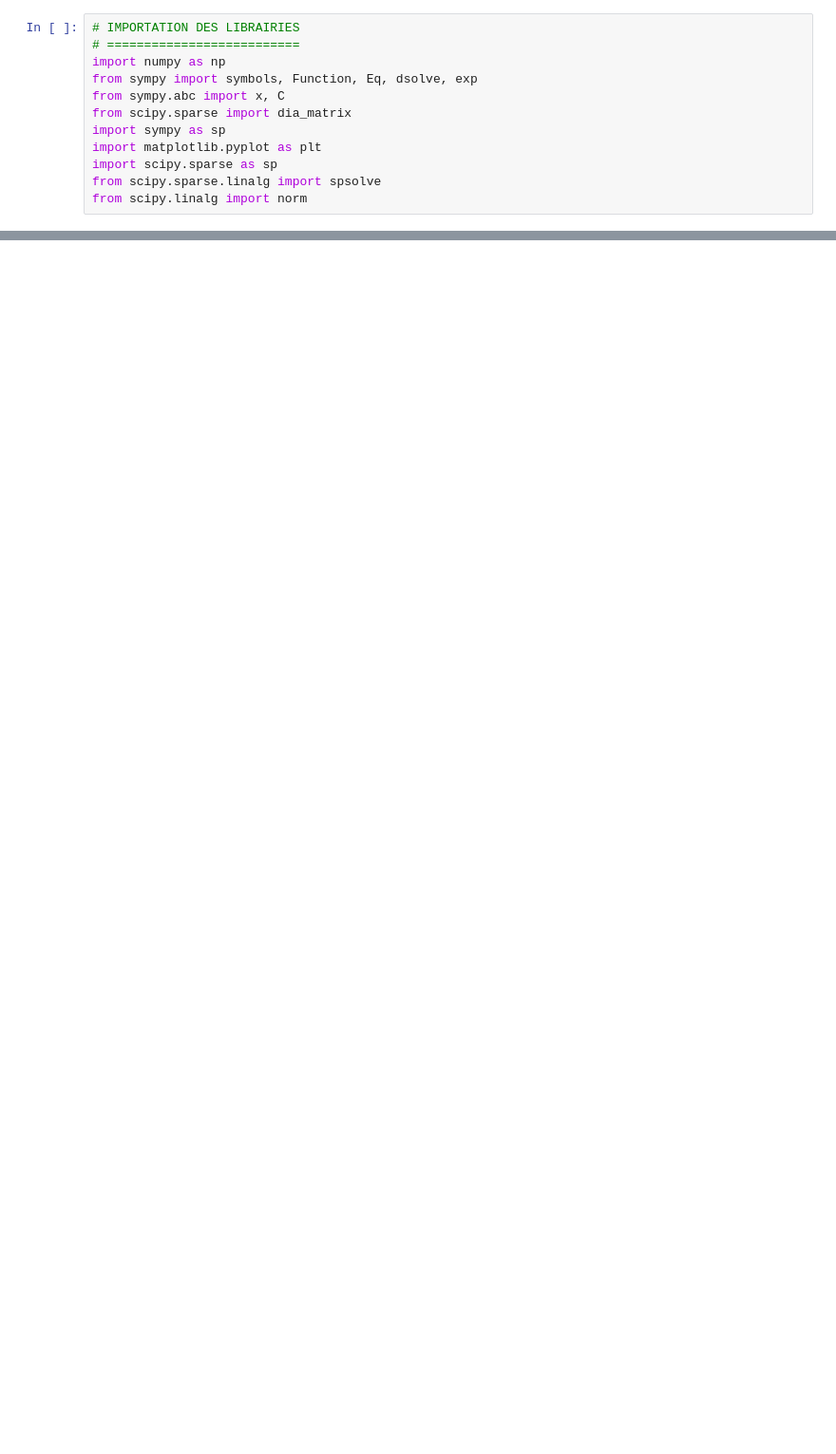
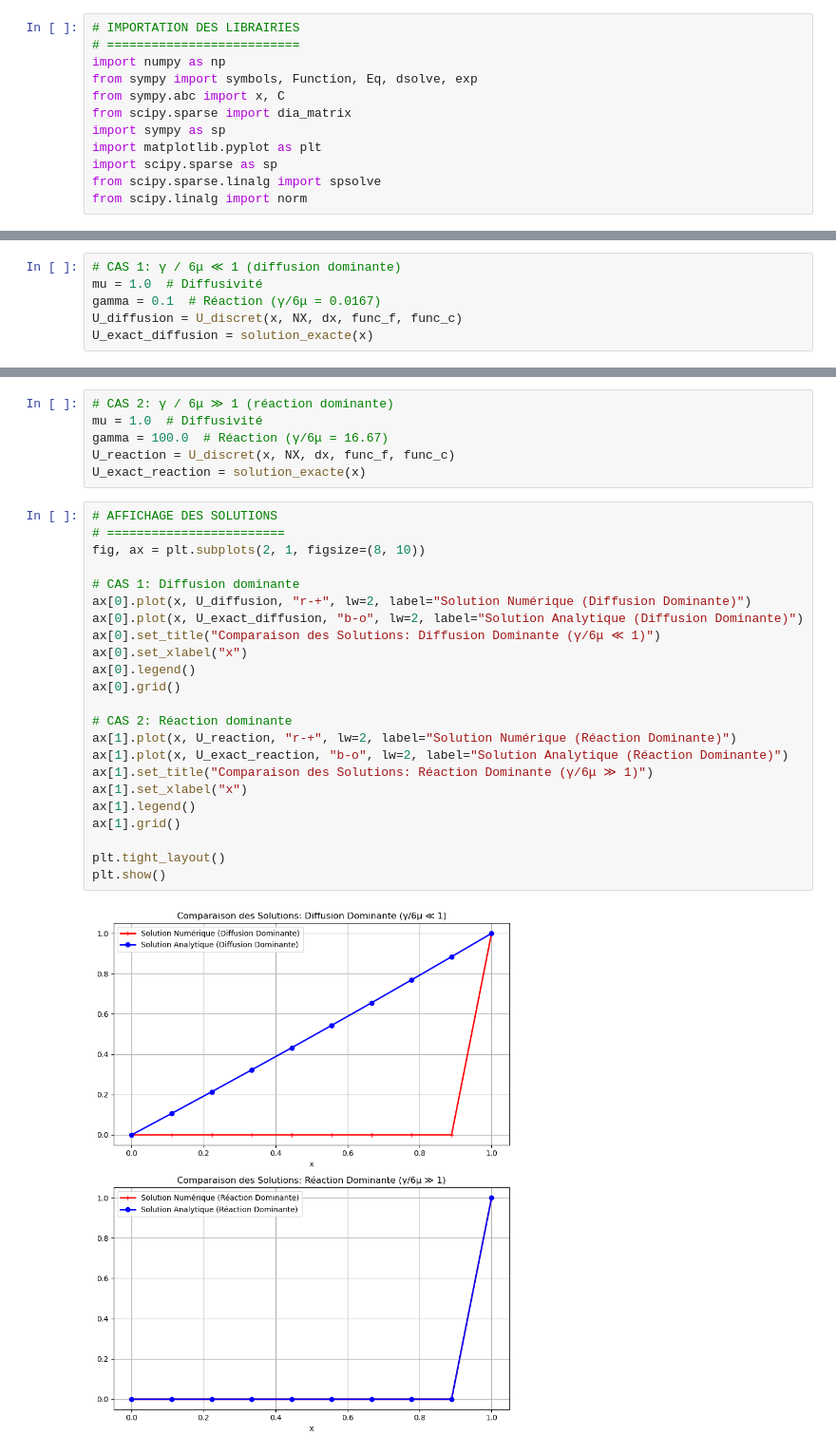
Before and after one commit to Ousoka/Application1_Analyse_Numerique, a Jupyter notebook: Application1.ipynb, the cells around one changed output, grey strips where cells are left out. Shown: that part at 95% size. Cells and saved outputs as stored; diff of their text form; blank space fills up the shorter version.

```diff
--- a/Application1.ipynb
+++ b/Application1.ipynb
@@ -429,0 +466,6 @@ $$
+# %%
+# CAS 1: γ / 6μ ≪ 1 (diffusion dominante)
+mu = 1.0  # Diffusivité
+gamma = 0.1  # Réaction (γ/6μ = 0.0167)
+U_diffusion = U_discret(x, NX, dx, func_f, func_c)
+U_exact_diffusion = solution_exacte(x)
@@ -429,0 +474,31 @@ $$
+# %%
+# CAS 2: γ / 6μ ≫ 1 (réaction dominante)
+mu = 1.0  # Diffusivité
+gamma = 100.0  # Réaction (γ/6μ = 16.67)
+U_reaction = U_discret(x, NX, dx, func_f, func_c)
+U_exact_reaction = solution_exacte(x)
+# %%
+# AFFICHAGE DES SOLUTIONS
+# ========================
+fig, ax = plt.subplots(2, 1, figsize=(8, 10))
+
+# CAS 1: Diffusion dominante
+ax[0].plot(x, U_diffusion, "r-+", lw=2, label="Solution Numérique (Diffusion Dominante)")
+ax[0].plot(x, U_exact_diffusion, "b-o", lw=2, label="Solution Analytique (Diffusion Dominante)")
+ax[0].set_title("Comparaison des Solutions: Diffusion Dominante (γ/6μ ≪ 1)")
+ax[0].set_xlabel("x")
+ax[0].legend()
+ax[0].grid()
+
+# CAS 2: Réaction dominante
+ax[1].plot(x, U_reaction, "r-+", lw=2, label="Solution Numérique (Réaction Dominante)")
+ax[1].plot(x, U_exact_reaction, "b-o", lw=2, label="Solution Analytique (Réaction Dominante)")
+ax[1].set_title("Comparaison des Solutions: Réaction Dominante (γ/6μ ≫ 1)")
+ax[1].set_xlabel("x")
+ax[1].legend()
+ax[1].grid()
+
+plt.tight_layout()
+plt.show()
+# %% [output]
+[figure, added]
```
Also changed, not shown: parts of 17 cells of this notebook.
